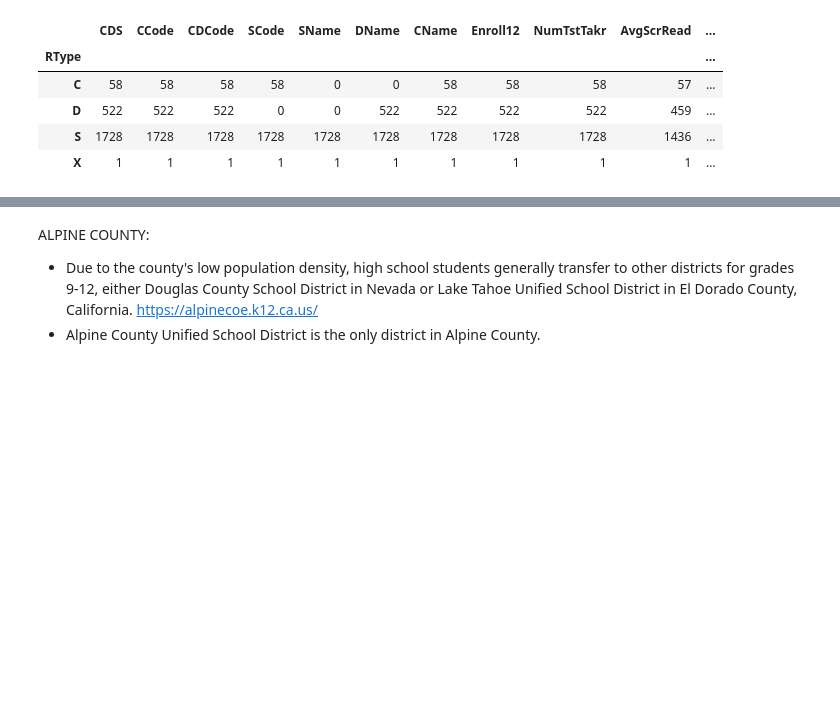
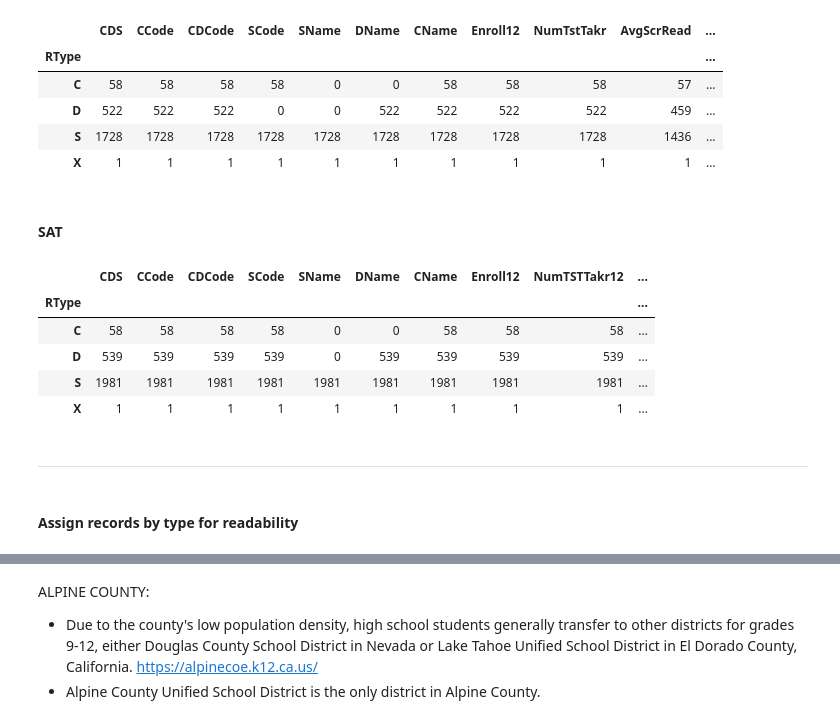
Before and after one commit to griffinbran/Equitable-Education-Affects-on-College-Entrance-Exam-Performance, a Jupyter notebook: Code/Notebook-01-Data-Import-and-Cleaning.ipynb, the cells around one changed output, grey strips where cells are left out. Cells and saved outputs as stored; diff of their text form; code cells hidden in the pictures; blank space fills up the shorter version.

```diff
--- a/Code/Notebook-01-Data-Import-and-Cleaning.ipynb
+++ b/Code/Notebook-01-Data-Import-and-Cleaning.ipynb
@@ -114,4 +151,20 @@ actdf.groupby('RType').count()
 | D | 522 | 522 | 522 | 0 | 0 | 522 | 522 | 522 | 522 | 459 | ... |
 | S | 1728 | 1728 | 1728 | 1728 | 1728 | 1728 | 1728 | 1728 | 1728 | 1436 | ... |
 | X | 1 | 1 | 1 | 1 | 1 | 1 | 1 | 1 | 1 | 1 | ... |
+# %% [markdown]
+#### SAT
+# %%
+# 1-State Record, 58-County Records, 539-District Records, 1981-School Records
+satdf.groupby('RType').count()
+# %% [output]
+|  | CDS | CCode | CDCode | SCode | SName | DName | CName | Enroll12 | NumTSTTakr12 | ... |
+| RType |  |  |  |  |  |  |  |  |  | ... |
+| C | 58 | 58 | 58 | 58 | 0 | 0 | 58 | 58 | 58 | ... |
+| D | 539 | 539 | 539 | 539 | 0 | 539 | 539 | 539 | 539 | ... |
+| S | 1981 | 1981 | 1981 | 1981 | 1981 | 1981 | 1981 | 1981 | 1981 | ... |
+| X | 1 | 1 | 1 | 1 | 1 | 1 | 1 | 1 | 1 | ... |
+# %% [markdown]
+---
+# %% [markdown]
+#### Assign records by type for readability
 # %%
```
Also changed, not shown: parts of 34 cells of this notebook.
